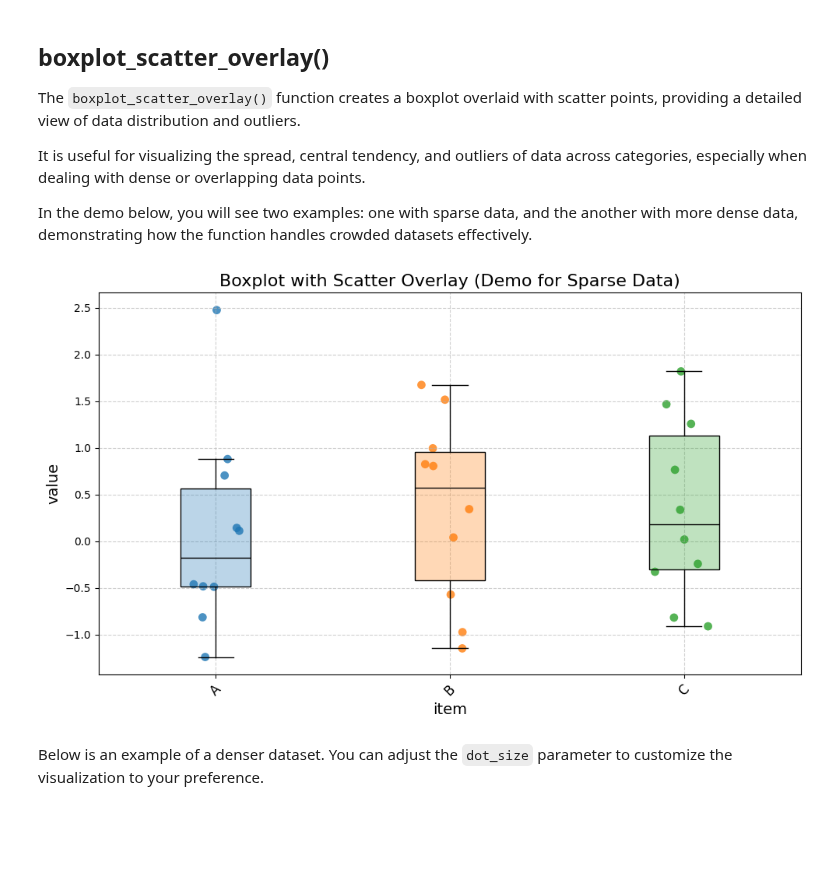
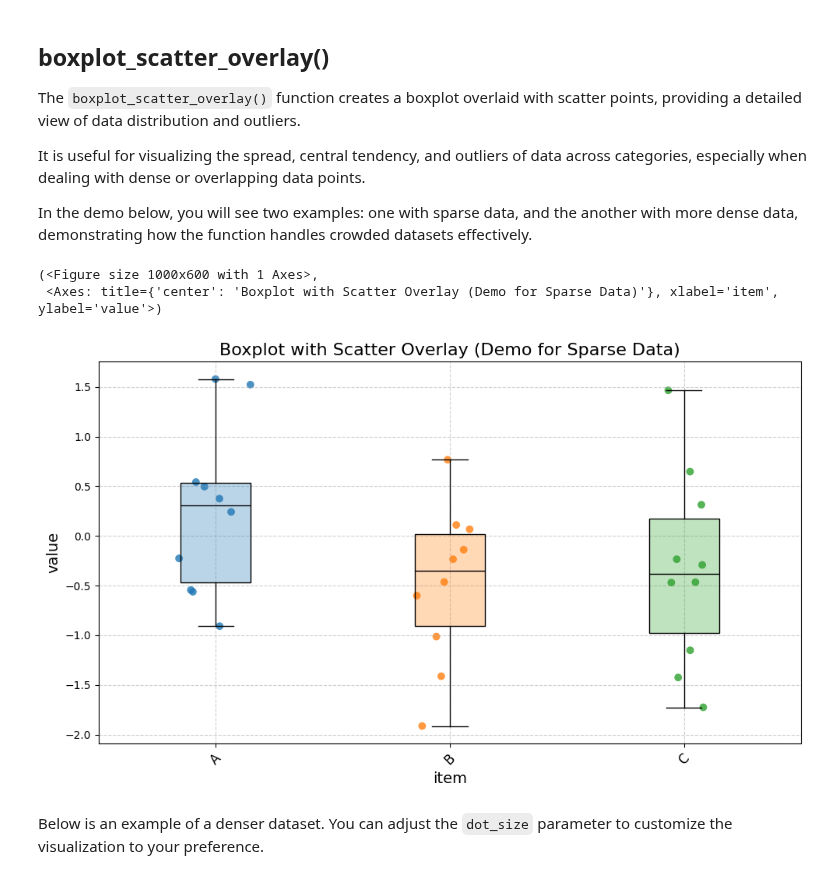
Before and after one commit to MenaWANG/mlarena, a Jupyter notebook: examples/3.utils_plot.ipynb, the cells around one changed output. Cells and saved outputs as stored; diff of their text form; code cells hidden in the pictures; blank space fills up the shorter version.

Commit message:
doc: update utils_plot based on naming changes

```diff
--- a/examples/3.utils_plot.ipynb
+++ b/examples/3.utils_plot.ipynb
@@ -16,20 +16,23 @@ It is useful for visualizing the spread, central tendency, and outliers of data
 In the demo below, you will see two examples: one with sparse data, and the another with more dense data, demonstrating how the function handles crowded datasets effectively.
 # %%
 # Create synthetic data that is sparse
+np.random.seed(42)
 data = {
     "item": ["A", "B", "C"] * 10 ,
     "value": np.random.randn(30),
 }
 df = pd.DataFrame(data)
 # Create boxplot with scatter overlay
 put.boxplot_scatter_overlay(
-    df=df,
-    cat_col="item",
-    value_col="value",
+    data=df,
+    x="item",
+    y="value",
     title="Boxplot with Scatter Overlay (Demo for Sparse Data)"
 )
 # %% [output]
+(<Figure size 1000x600 with 1 Axes>,
+ <Axes: title={'center': 'Boxplot with Scatter Overlay (Demo for Sparse Data)'}, xlabel='item', ylabel='value'>)
-[figure, old version]
+[figure, new version]
 # %% [markdown]
 Below is an example of a denser dataset. You can adjust the `dot_size` parameter to customize the visualization to your preference.
 # %%
```
Also changed, not shown: parts of 1 cell of this notebook, 1 other file.
